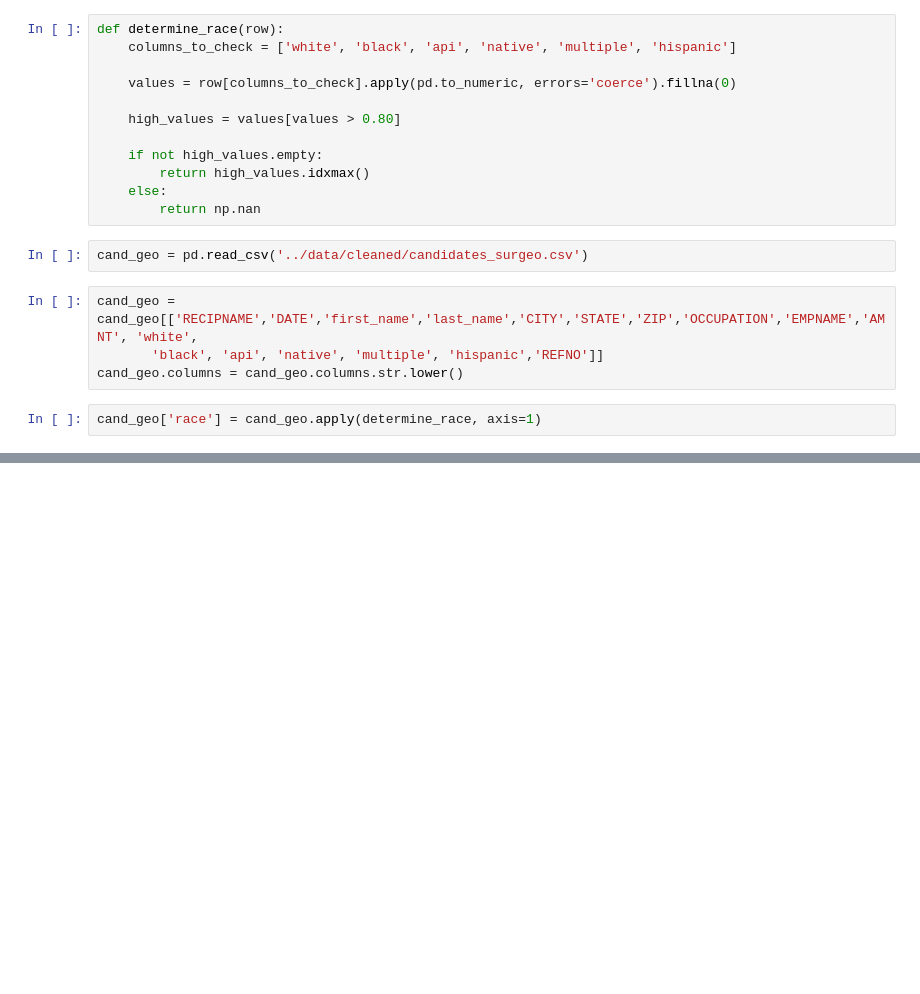
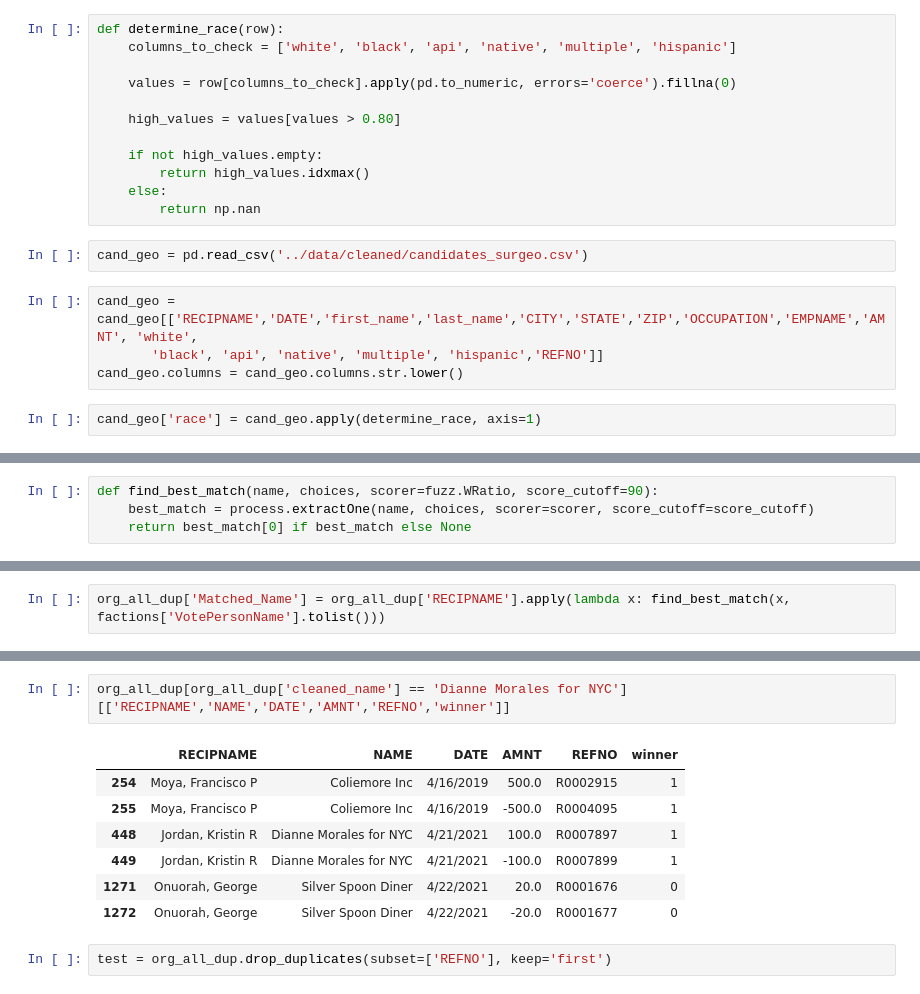
Before and after one commit to SamTGoodson/council_campaign_finance, a Jupyter notebook: notebooks/scratch.ipynb, the cells around one changed output, grey strips where cells are left out. Saved outputs shown, nothing was run; the diff lists cells and outputs as text; blank space fills up the shorter version.

```diff
--- a/notebooks/scratch.ipynb
+++ b/notebooks/scratch.ipynb
@@ -24,0 +204,4 @@ cand_geo['race'] = cand_geo.apply(determine_race, axis=1)
+# %%
+def find_best_match(name, choices, scorer=fuzz.WRatio, score_cutoff=90):
+    best_match = process.extractOne(name, choices, scorer=scorer, score_cutoff=score_cutoff)
+    return best_match[0] if best_match else None
@@ -24,0 +216,2 @@ cand_geo['race'] = cand_geo.apply(determine_race, axis=1)
+# %%
+org_all_dup['Matched_Name'] = org_all_dup['RECIPNAME'].apply(lambda x: find_best_match(x, factions['VotePersonName'].tolist()))
@@ -24,0 +335,12 @@ cand_geo['race'] = cand_geo.apply(determine_race, axis=1)
+# %%
+org_all_dup[org_all_dup['cleaned_name'] == 'Dianne Morales for NYC'][['RECIPNAME','NAME','DATE','AMNT','REFNO','winner']]
+# %% [output]
+|  | RECIPNAME | NAME | DATE | AMNT | REFNO | winner |
+| 254 | Moya, Francisco P | Coliemore Inc | 4/16/2019 | 500.0 | R0002915 | 1 |
+| 255 | Moya, Francisco P | Coliemore Inc | 4/16/2019 | -500.0 | R0004095 | 1 |
+| 448 | Jordan, Kristin R | Dianne Morales for NYC | 4/21/2021 | 100.0 | R0007897 | 1 |
+| 449 | Jordan, Kristin R | Dianne Morales for NYC | 4/21/2021 | -100.0 | R0007899 | 1 |
+| 1271 | Onuorah, George | Silver Spoon Diner | 4/22/2021 | 20.0 | R0001676 | 0 |
+| 1272 | Onuorah, George | Silver Spoon Diner | 4/22/2021 | -20.0 | R0001677 | 0 |
+# %%
+test = org_all_dup.drop_duplicates(subset=['REFNO'], keep='first')
```
Also changed, not shown: parts of 77 cells of this notebook, 56 other files.
